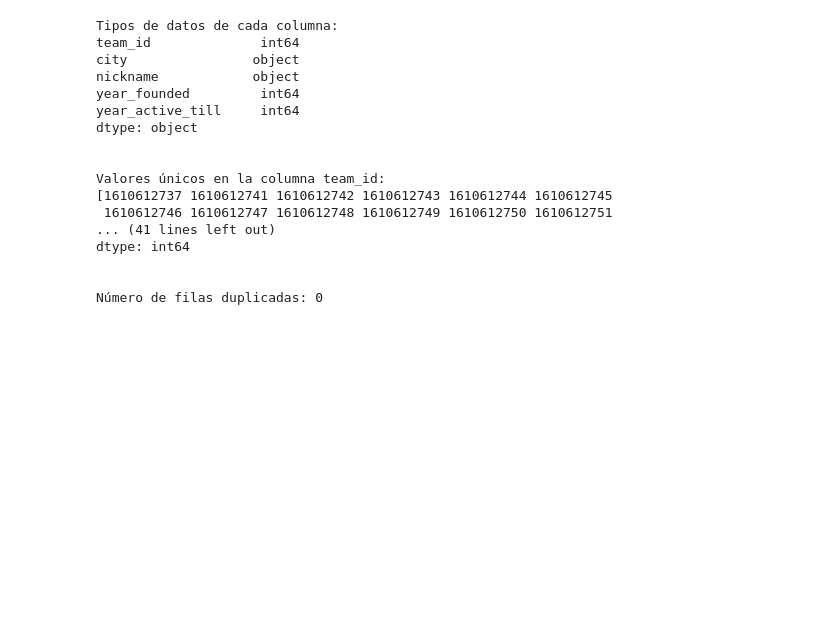
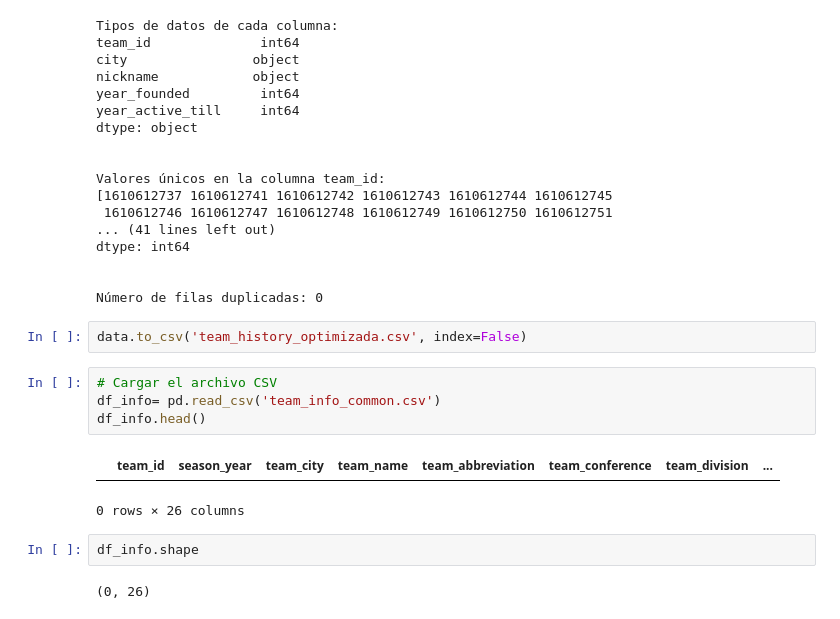
Before and after one commit to erbc111/Analisis_evolutivo_NBA, a Jupyter notebook: optimizando.ipynb, the cells around one changed output. Cells and saved outputs as stored; diff of their text form; blank space fills up the shorter version.

Commit message:
limpieza final-history

```diff
--- a/optimizando.ipynb
+++ b/optimizando.ipynb
@@ -233,3 +233,16 @@ dtype: int64
 
 
 Número de filas duplicadas: 0
+# %%
+data.to_csv('team_history_optimizada.csv', index=False)
+# %%
+# Cargar el archivo CSV
+df_info= pd.read_csv('team_info_common.csv')
+df_info.head()
+# %% [output]
+|  | team_id | season_year | team_city | team_name | team_abbreviation | team_conference | team_division | ... |
+0 rows × 26 columns
+# %%
+df_info.shape
+# %% [output]
+(0, 26)
```
Also changed, not shown: parts of 7 cells of this notebook, 1 other file.
